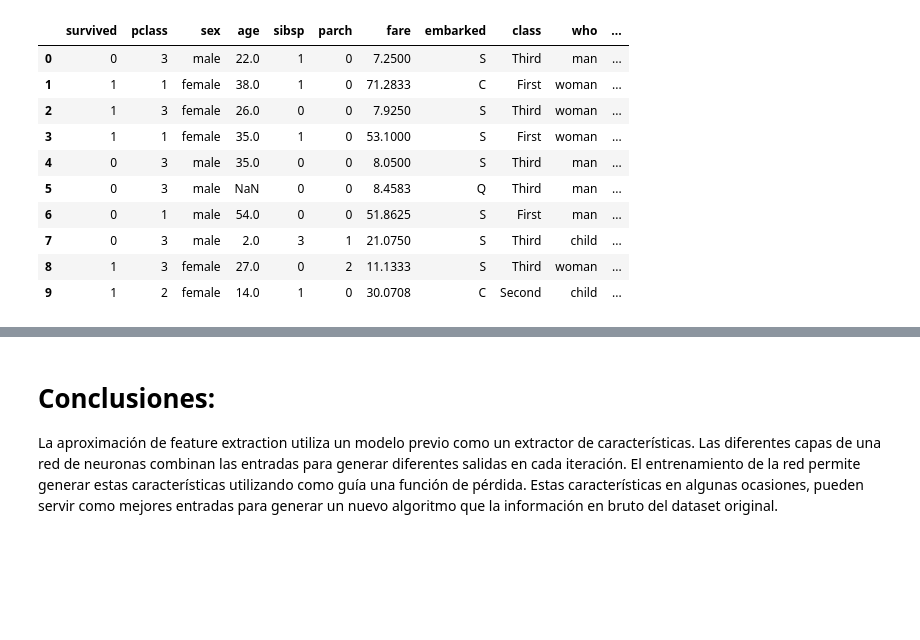
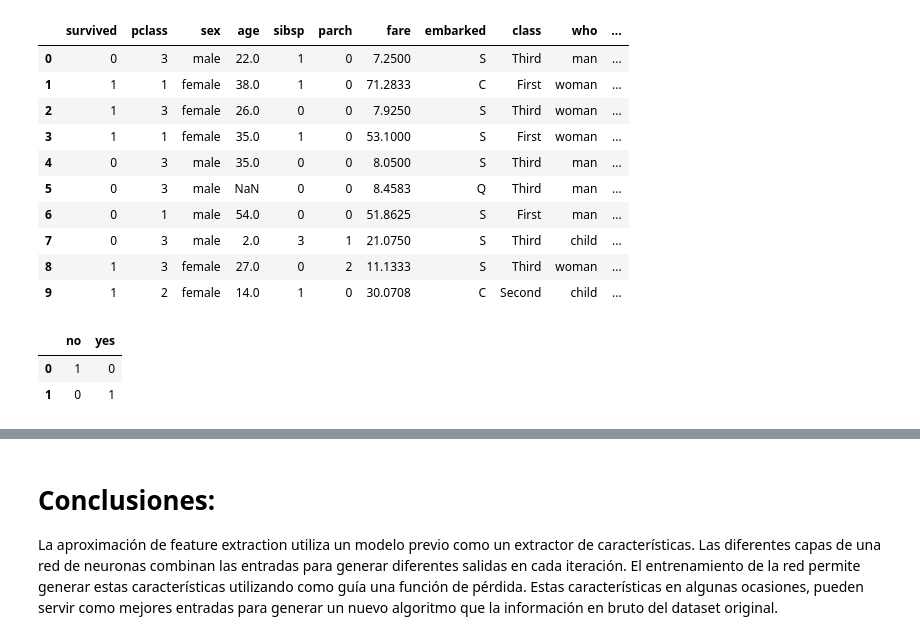
Before and after one commit to CuadraAlconero/IDAL_IA3_CuadraAlconero, a Jupyter notebook: Transfer_Learning.ipynb, the cells around one changed output, grey strips where cells are left out. Saved outputs shown, nothing was run; the diff lists cells and outputs as text; code cells hidden in the pictures; blank space fills up the shorter version.

```diff
--- a/Transfer_Learning.ipynb
+++ b/Transfer_Learning.ipynb
@@ -229,3 +253,18 @@ dataset.head(10)
 | 7 | 0 | 3 | male | 2.0 | 3 | 1 | 21.0750 | S | Third | child | ... |
 | 8 | 1 | 3 | female | 27.0 | 0 | 2 | 11.1333 | S | Third | woman | ... |
 | 9 | 1 | 2 | female | 14.0 | 1 | 0 | 30.0708 | C | Second | child | ... |
+# %%
+dataset.drop("deck", axis=1,inplace=True)
+dataset.dropna(inplace=True)
+dataset.adult_male = dataset.adult_male*1
+dataset.alone = dataset["alone"].astype("int")
+Y = pd.get_dummies(dataset.pop("alive"))
+X = dataset
+X = pd.get_dummies(X)
+_ = X.pop("survived")
+# %%
+Y.head(2)
+# %% [output]
+|  | no | yes |
+| 0 | 1 | 0 |
+| 1 | 0 | 1 |
```
Also changed, not shown: parts of 7 cells of this notebook.
